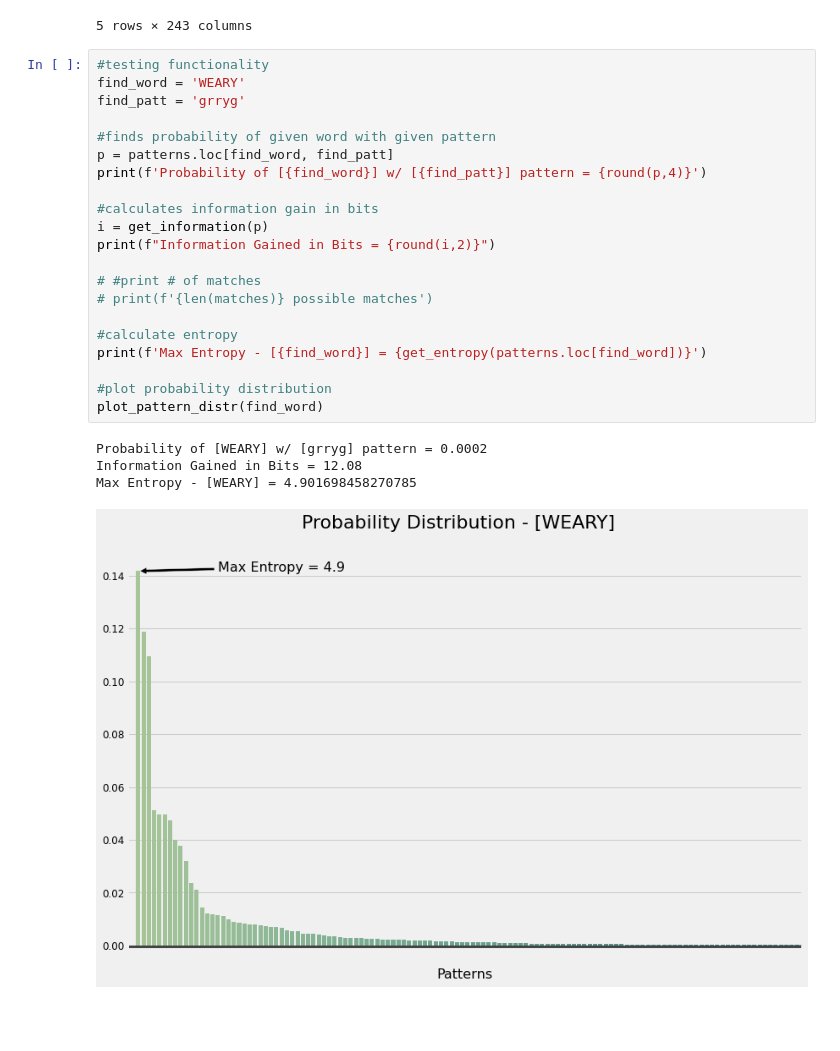
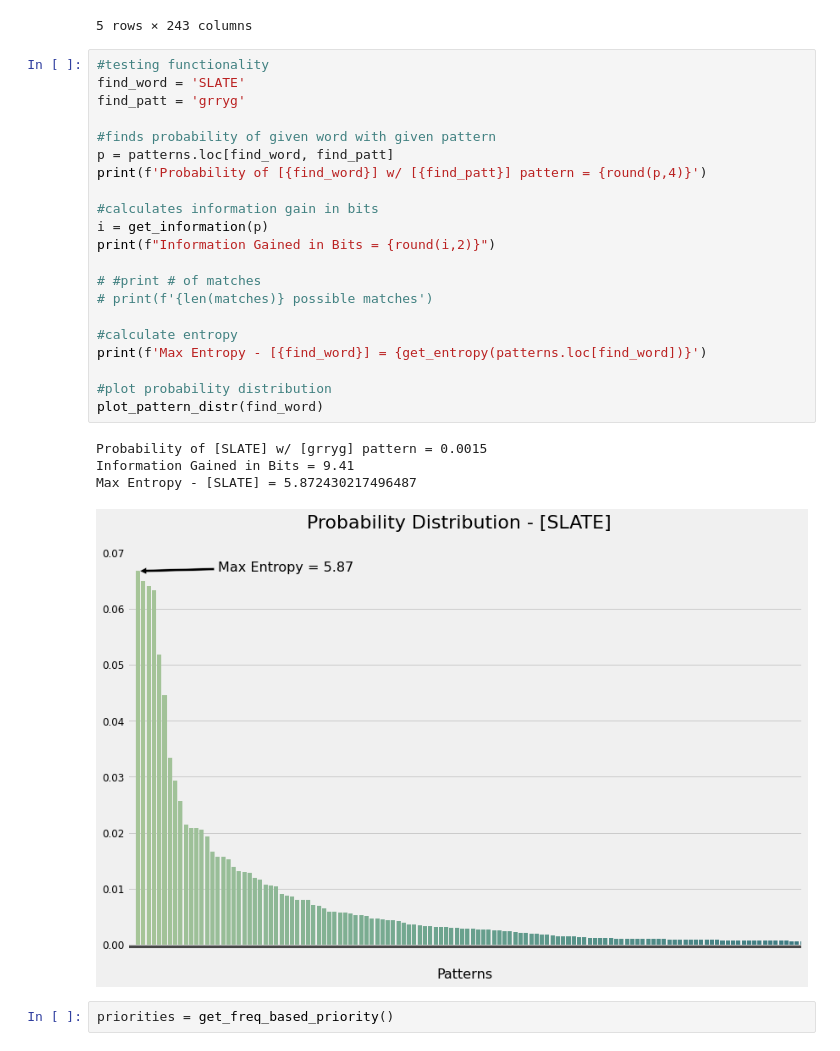
Before and after one commit to noah-kg/wordle-data-analysis, a Jupyter notebook: Wordle Analysis.ipynb, the cells around one changed output. Cells and saved outputs as stored; diff of their text form; blank space fills up the shorter version.

```diff
--- a/Wordle Analysis.ipynb
+++ b/Wordle Analysis.ipynb
@@ -385,27 +431,29 @@ patterns.head()
 5 rows × 243 columns
 # %%
 #testing functionality
-find_word = 'WEARY'
+find_word = 'SLATE'
 find_patt = 'grryg'
 
 #finds probability of given word with given pattern
 p = patterns.loc[find_word, find_patt]
 print(f'Probability of [{find_word}] w/ [{find_patt}] pattern = {round(p,4)}')
 
 #calculates information gain in bits
 i = get_information(p)
 print(f"Information Gained in Bits = {round(i,2)}")
 
 # #print # of matches
 # print(f'{len(matches)} possible matches')
 
 #calculate entropy
 print(f'Max Entropy - [{find_word}] = {get_entropy(patterns.loc[find_word])}')
 
 #plot probability distribution
 plot_pattern_distr(find_word)
 # %% [output]
-Probability of [WEARY] w/ [grryg] pattern = 0.0002
-Information Gained in Bits = 12.08
-Max Entropy - [WEARY] = 4.901698458270785
+Probability of [SLATE] w/ [grryg] pattern = 0.0015
+Information Gained in Bits = 9.41
+Max Entropy - [SLATE] = 5.872430217496487
-[figure, old version]
+[figure, new version]
+# %%
+priorities = get_freq_based_priority()
```
Also changed, not shown: parts of 3 cells of this notebook.
